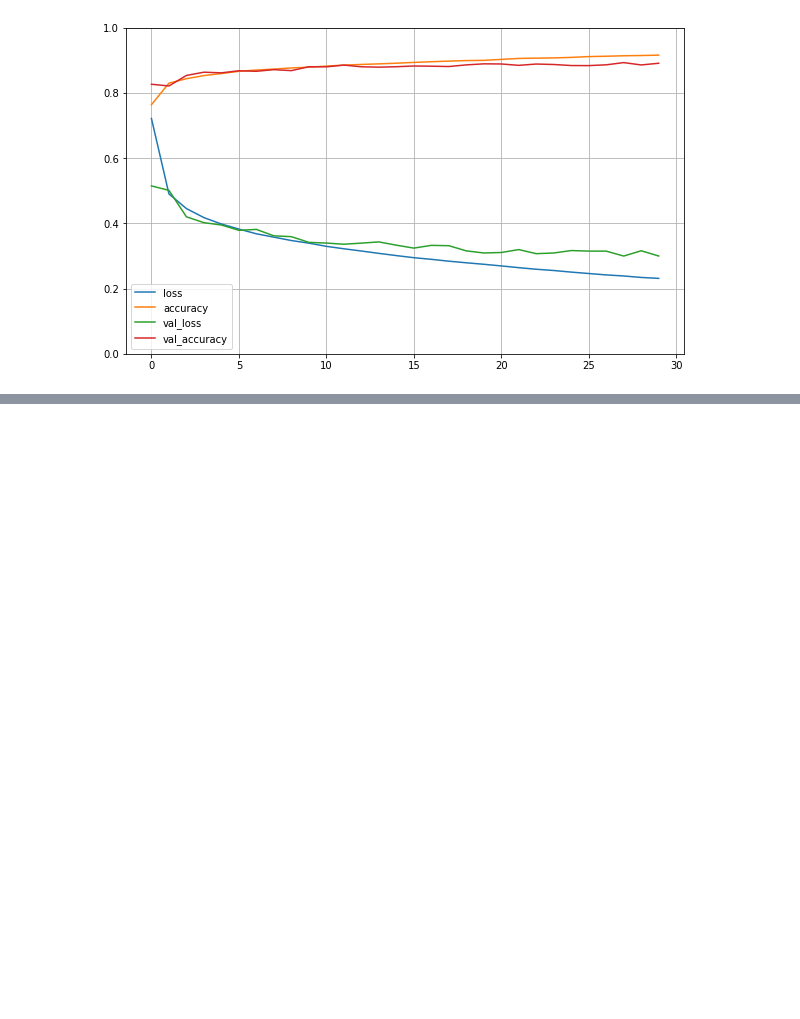
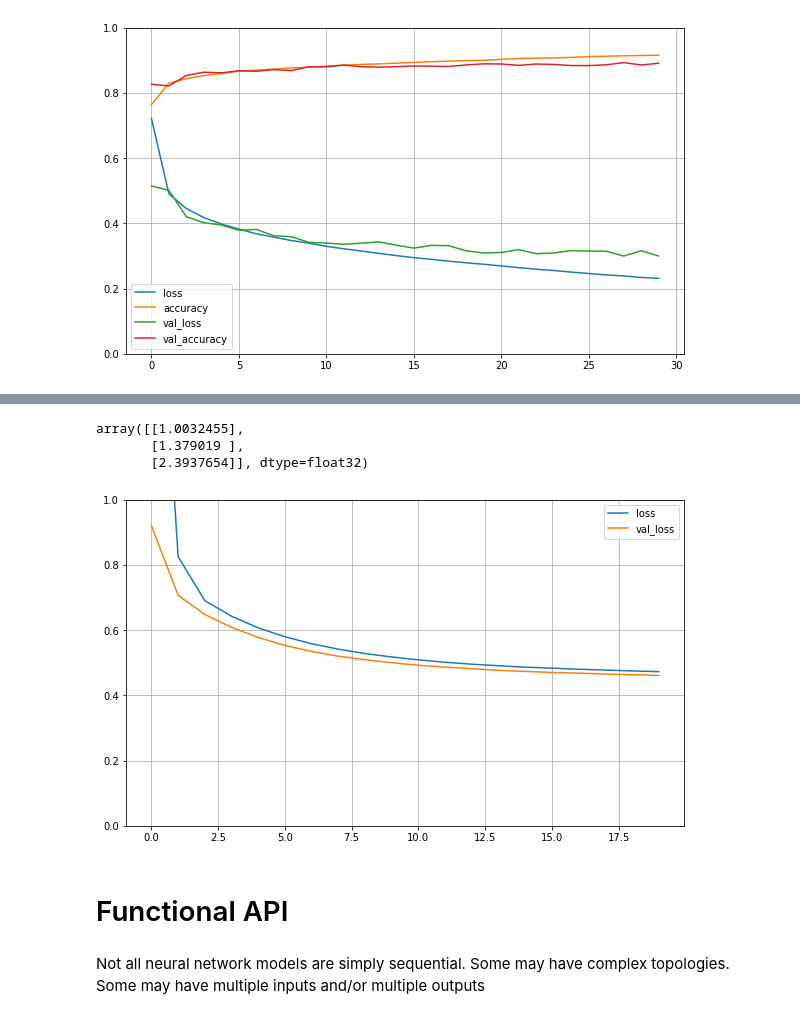
Before and after one commit to Shrey-Viradiya/HandsOnMachineLearning, a Jupyter notebook: Artificial_Neural_Networks_with_Keras.ipynb, the cells around one changed output, grey strips where cells are left out. Saved outputs shown, nothing was run; the diff lists cells and outputs as text; code cells hidden in the pictures; blank space fills up the shorter version.

```diff
--- a/Artificial_Neural_Networks_with_Keras.ipynb
+++ b/Artificial_Neural_Networks_with_Keras.ipynb
@@ -222,0 +298,3 @@ model.evaluate(X_test, y_test)
+# %%
+model.compile(loss="mean_squared_error", optimizer=keras.optimizers.SGD(lr=1e-3))
+history = model.fit(X_train, y_train, epochs=20, validation_data=(X_valid, y_valid))
@@ -222,0 +328,17 @@ model.evaluate(X_test, y_test)
+# %%
+y_pred
+# %% [output]
+array([[1.0032455],
+       [1.379019 ],
+       [2.3937654]], dtype=float32)
+# %%
+pd.DataFrame(history.history).plot(figsize=(10, 6))
+plt.grid(True)
+plt.ylim(0,1)
+plt.show()
+# %% [output]
+[figure, added]
+# %% [markdown]
+# Functional API
+# %% [markdown]
+Not all neural network models are simply sequential. Some may have complex topologies. Some may have multiple inputs and/or multiple outputs
```
Also changed, not shown: parts of 46 cells of this notebook, 1 other file.
